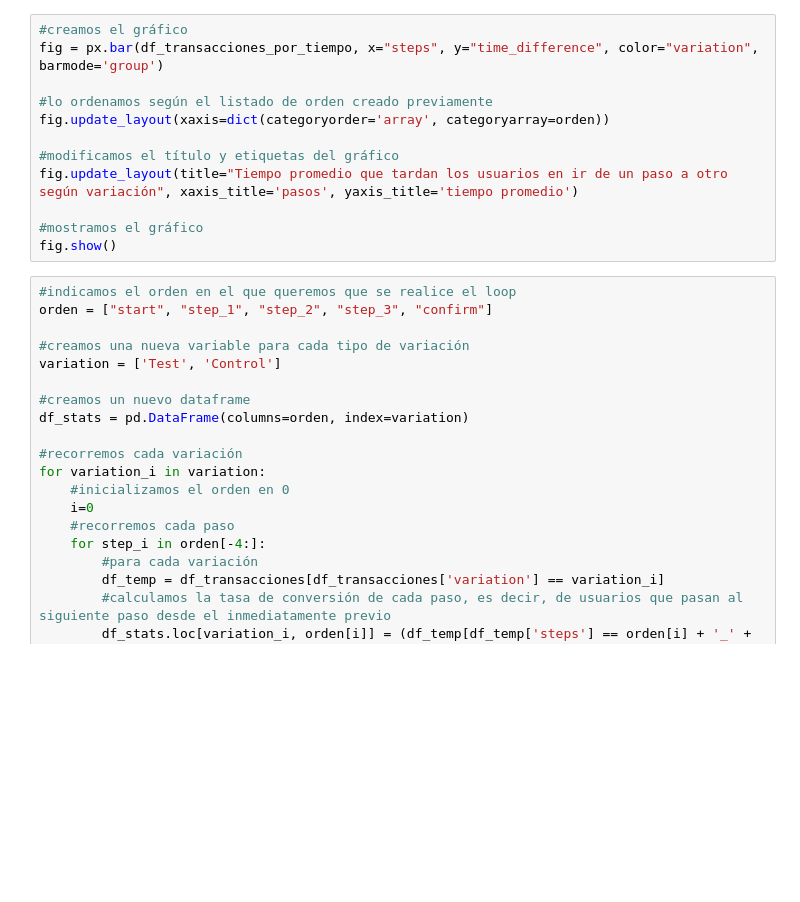
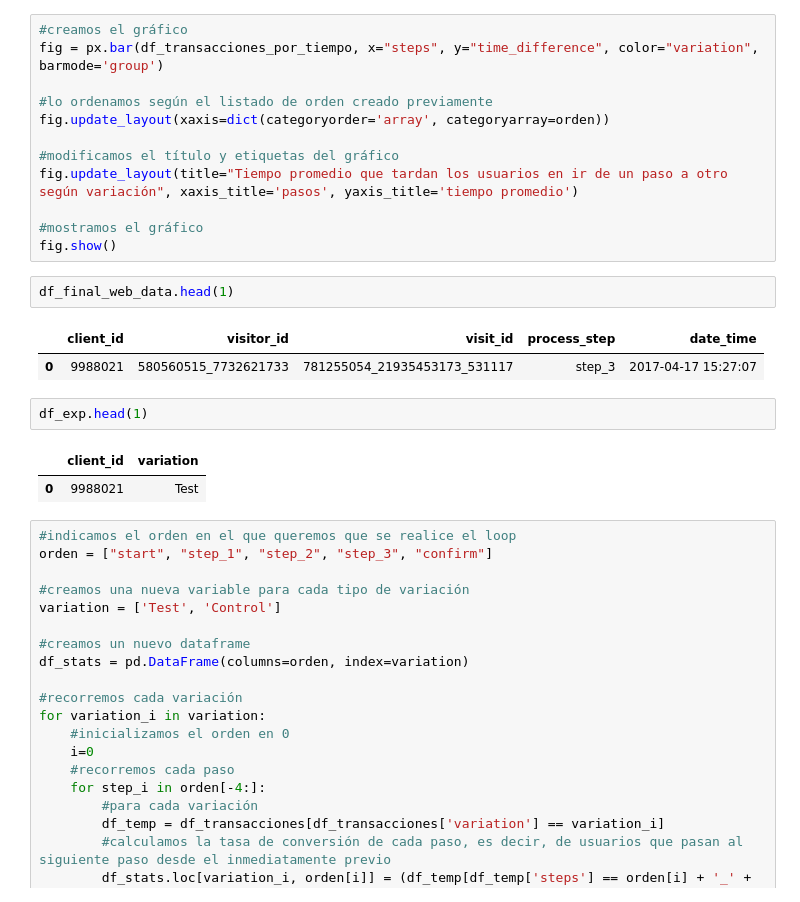
Before and after one commit to alicia-perez-diez/vanguard, a Jupyter notebook: notebooks/main.ipynb, the cells around one changed output. Saved outputs shown, nothing was run; the diff lists cells and outputs as text; blank space fills up the shorter version.

```diff
--- a/notebooks/main.ipynb
+++ b/notebooks/main.ipynb
@@ -737,6 +737,16 @@ fig.update_layout(title="Tiempo promedio que tardan los usuarios en ir de un pas
 
 #mostramos el gráfico
 fig.show()
+# %%
+df_final_web_data.head(1)
+# %% [output]
+|  | client_id | visitor_id | visit_id | process_step | date_time |
+| 0 | 9988021 | 580560515_7732621733 | 781255054_21935453173_531117 | step_3 | 2017-04-17 15:27:07 |
+# %%
+df_exp.head(1)
+# %% [output]
+|  | client_id | variation |
+| 0 | 9988021 | Test |
 # %%
 #indicamos el orden en el que queremos que se realice el loop
 orden = ["start", "step_1", "step_2", "step_3", "confirm"]
```
Also changed, not shown: 5 other files.
